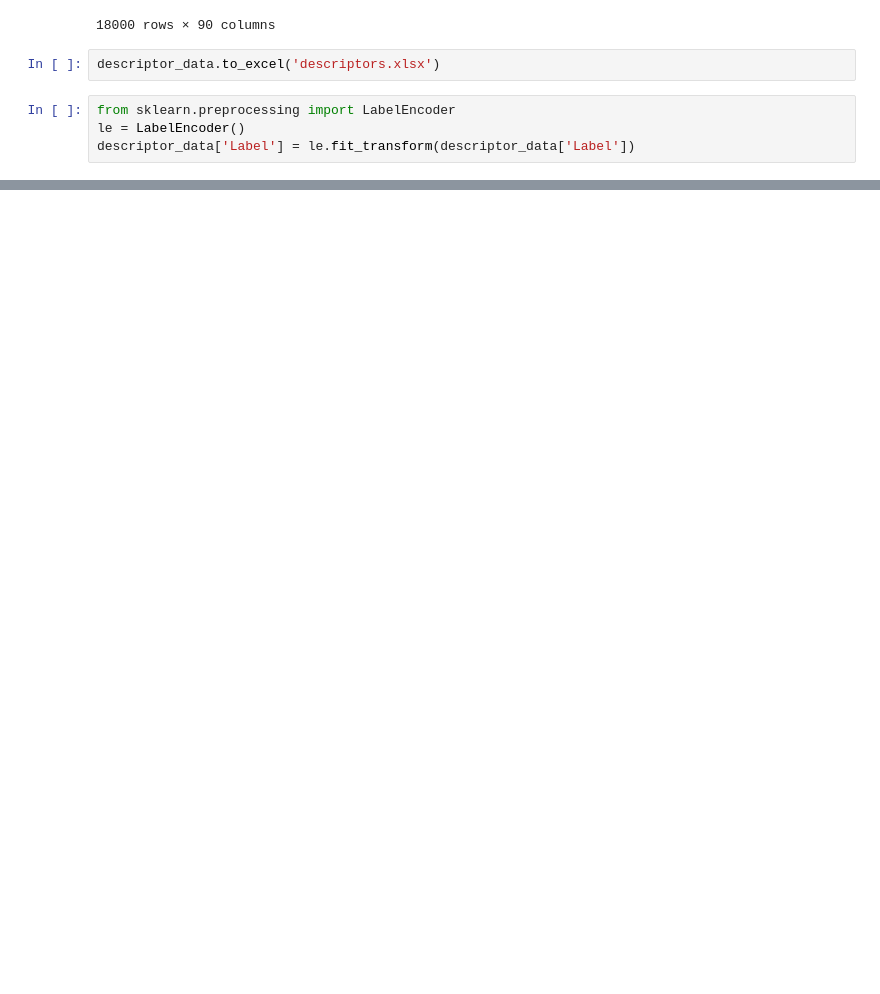
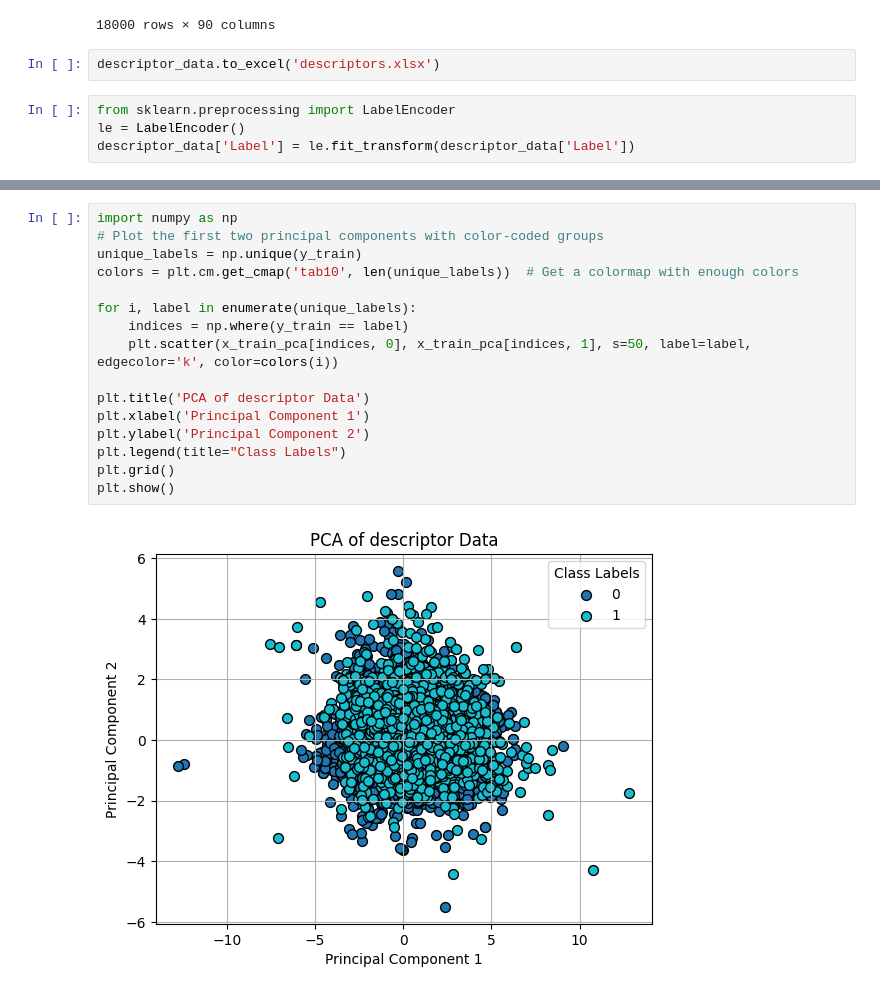
Before and after one commit to SanjeevM2004/BT3040-TPA, a Jupyter notebook: AMP_dataset_creation.ipynb, the cells around one changed output, grey strips where cells are left out. Saved outputs shown, nothing was run; the diff lists cells and outputs as text; blank space fills up the shorter version.

```diff
--- a/AMP_dataset_creation.ipynb
+++ b/AMP_dataset_creation.ipynb
@@ -296,0 +316,18 @@ Accuracy: 0.9133333333333333
+# %%
+import numpy as np
+# Plot the first two principal components with color-coded groups
+unique_labels = np.unique(y_train)
+colors = plt.cm.get_cmap('tab10', len(unique_labels))  # Get a colormap with enough colors
+
+for i, label in enumerate(unique_labels):
+    indices = np.where(y_train == label)
+    plt.scatter(x_train_pca[indices, 0], x_train_pca[indices, 1], s=50, label=label, edgecolor='k', color=colors(i))
+
+plt.title('PCA of descriptor Data')
+plt.xlabel('Principal Component 1')
+plt.ylabel('Principal Component 2')
+plt.legend(title="Class Labels")
+plt.grid()
+plt.show()
+# %% [output]
+[figure, added]
```
Also changed, not shown: parts of 20 cells of this notebook, 7 other files.
